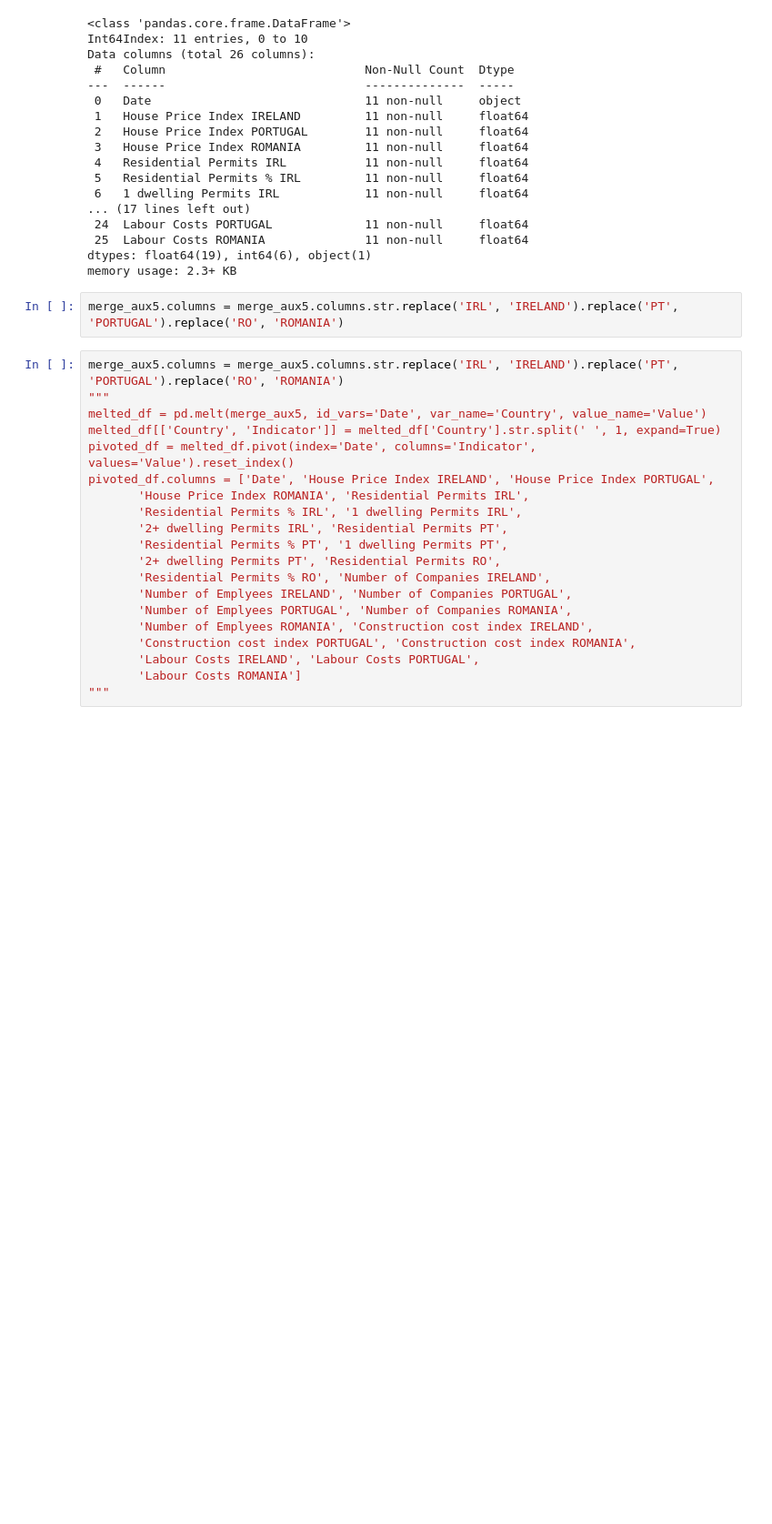
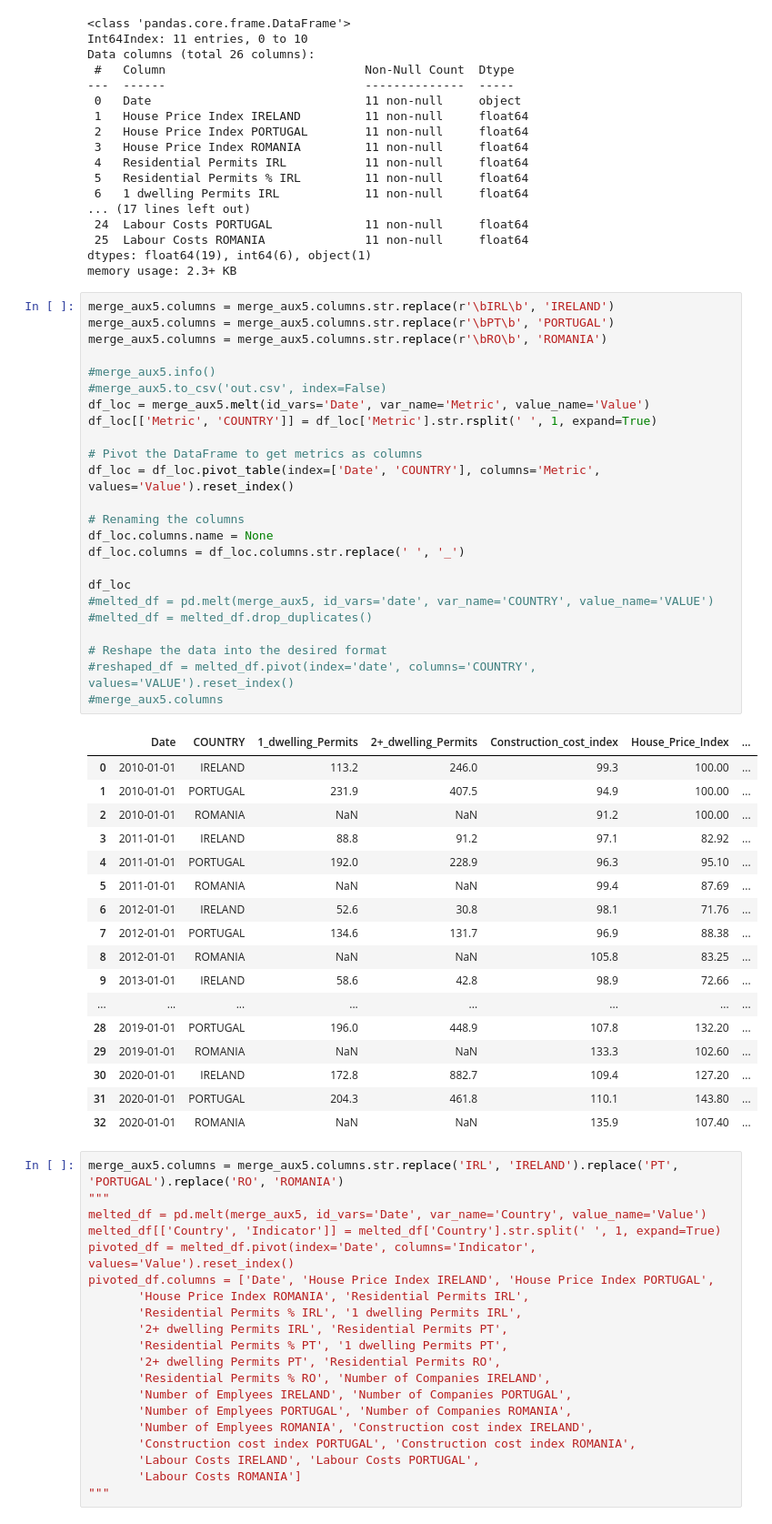
Before and after one commit to sbs23003/CA-Contstruction-Industry, a Jupyter notebook: datasets.ipynb, the cells around one changed output. Shown at 91% size. Drawn from its saved outputs; the diff is of its cells as text; blank space fills up the shorter version.

```diff
--- a/datasets.ipynb
+++ b/datasets.ipynb
@@ -102,8 +182,48 @@ Data columns (total 26 columns):
  25  Labour Costs ROMANIA              11 non-null     float64
 dtypes: float64(19), int64(6), object(1)
 memory usage: 2.3+ KB
-# %%
-merge_aux5.columns = merge_aux5.columns.str.replace('IRL', 'IRELAND').replace('PT', 'PORTUGAL').replace('RO', 'ROMANIA')
+# %%
+merge_aux5.columns = merge_aux5.columns.str.replace(r'\bIRL\b', 'IRELAND')
+merge_aux5.columns = merge_aux5.columns.str.replace(r'\bPT\b', 'PORTUGAL')
+merge_aux5.columns = merge_aux5.columns.str.replace(r'\bRO\b', 'ROMANIA')
+
+#merge_aux5.info()
+#merge_aux5.to_csv('out.csv', index=False)
+df_loc = merge_aux5.melt(id_vars='Date', var_name='Metric', value_name='Value')
+df_loc[['Metric', 'COUNTRY']] = df_loc['Metric'].str.rsplit(' ', 1, expand=True)
+
+# Pivot the DataFrame to get metrics as columns
+df_loc = df_loc.pivot_table(index=['Date', 'COUNTRY'], columns='Metric', values='Value').reset_index()
+
+# Renaming the columns
+df_loc.columns.name = None
+df_loc.columns = df_loc.columns.str.replace(' ', '_')
+
+df_loc
+#melted_df = pd.melt(merge_aux5, id_vars='date', var_name='COUNTRY', value_name='VALUE')
+#melted_df = melted_df.drop_duplicates()
+
+# Reshape the data into the desired format
+#reshaped_df = melted_df.pivot(index='date', columns='COUNTRY', values='VALUE').reset_index()
+#merge_aux5.columns
+# %% [output]
+|  | Date | COUNTRY | 1_dwelling_Permits | 2+_dwelling_Permits | Construction_cost_index | House_Price_Index | ... |
+| 0 | 2010-01-01 | IRELAND | 113.2 | 246.0 | 99.3 | 100.00 | ... |
+| 1 | 2010-01-01 | PORTUGAL | 231.9 | 407.5 | 94.9 | 100.00 | ... |
+| 2 | 2010-01-01 | ROMANIA | NaN | NaN | 91.2 | 100.00 | ... |
+| 3 | 2011-01-01 | IRELAND | 88.8 | 91.2 | 97.1 | 82.92 | ... |
+| 4 | 2011-01-01 | PORTUGAL | 192.0 | 228.9 | 96.3 | 95.10 | ... |
+| 5 | 2011-01-01 | ROMANIA | NaN | NaN | 99.4 | 87.69 | ... |
+| 6 | 2012-01-01 | IRELAND | 52.6 | 30.8 | 98.1 | 71.76 | ... |
+| 7 | 2012-01-01 | PORTUGAL | 134.6 | 131.7 | 96.9 | 88.38 | ... |
+| 8 | 2012-01-01 | ROMANIA | NaN | NaN | 105.8 | 83.25 | ... |
+| 9 | 2013-01-01 | IRELAND | 58.6 | 42.8 | 98.9 | 72.66 | ... |
+| ... | ... | ... | ... | ... | ... | ... | ... |
+| 28 | 2019-01-01 | PORTUGAL | 196.0 | 448.9 | 107.8 | 132.20 | ... |
+| 29 | 2019-01-01 | ROMANIA | NaN | NaN | 133.3 | 102.60 | ... |
+| 30 | 2020-01-01 | IRELAND | 172.8 | 882.7 | 109.4 | 127.20 | ... |
+| 31 | 2020-01-01 | PORTUGAL | 204.3 | 461.8 | 110.1 | 143.80 | ... |
+| 32 | 2020-01-01 | ROMANIA | NaN | NaN | 135.9 | 107.40 | ... |
 # %%
 merge_aux5.columns = merge_aux5.columns.str.replace('IRL', 'IRELAND').replace('PT', 'PORTUGAL').replace('RO', 'ROMANIA')
 """
```
Also changed, not shown: parts of 5 cells of this notebook.
